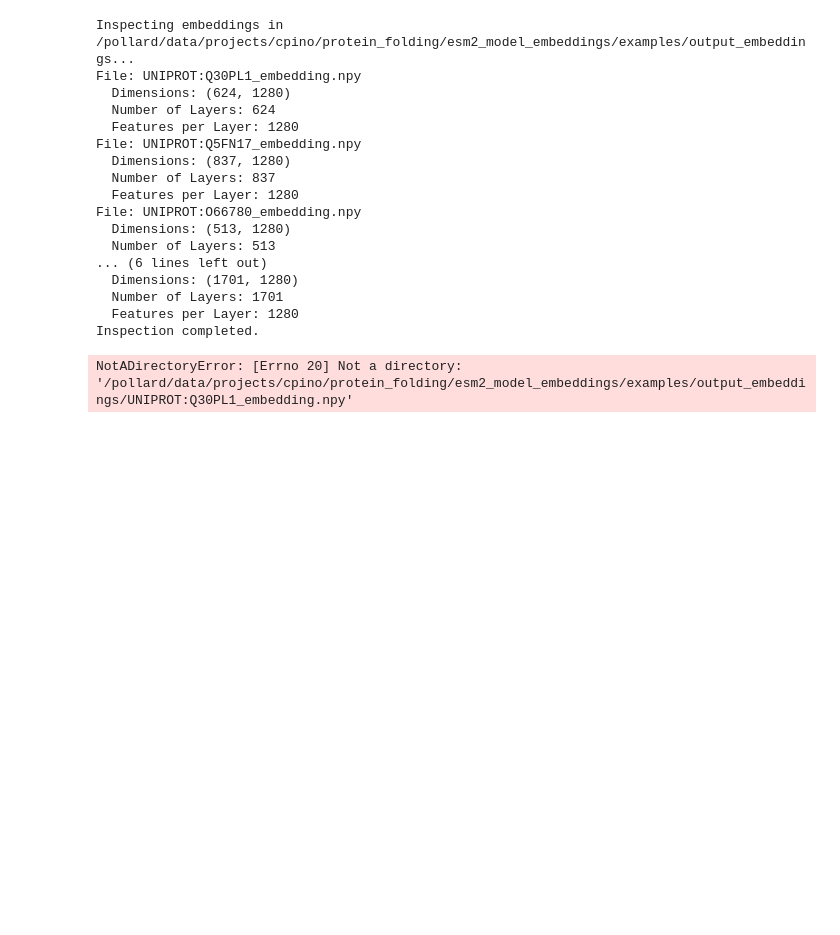
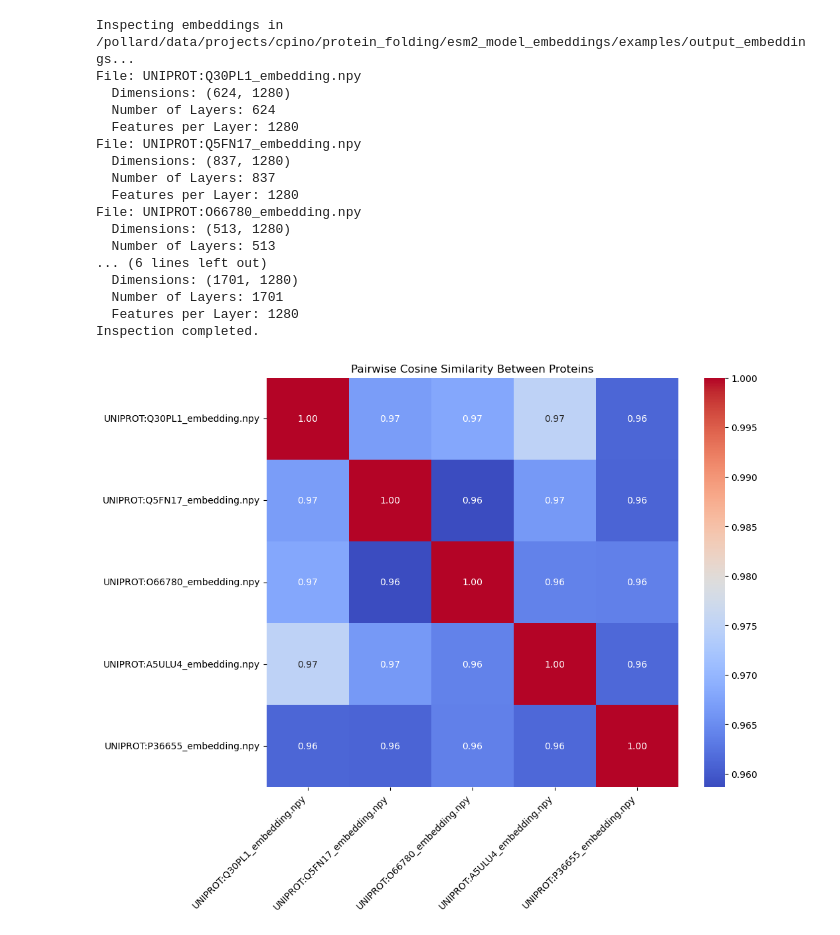
Before and after one commit to cindykhris/protein_folding, a Jupyter notebook: esm2_model_embeddings/playground/example_embedding_analysis.ipynb, the cells around one changed output. Saved outputs shown, nothing was run; the diff lists cells and outputs as text; code cells hidden in the pictures; blank space fills up the shorter version.

```diff
--- a/esm2_model_embeddings/playground/example_embedding_analysis.ipynb
+++ b/esm2_model_embeddings/playground/example_embedding_analysis.ipynb
@@ -65,38 +65,3 @@ File: UNIPROT:O66780_embedding.npy
   Number of Layers: 1701
   Features per Layer: 1280
 Inspection completed.
-# %%
-import numpy as np
-import matplotlib.pyplot as plt
-import seaborn as sns
-
-# Example for visualizing a single file
-base_path = os.path.abspath(os.path.join(os.getcwd(), "../.."))
-relative_path = "esm2_model_embeddings/examples/output_embeddings"
-
-
-file_path = os.path.join(base_path, relative_path)
-# %%
-# Aggregate token counts for all proteins
-token_counts = {}
-for file_name in os.listdir(file_path):
-    if file_name.endswith("_embedding.npy"):
-        file_path = os.path.join(file_path, file_name)
-        embedding = np.load(file_path)
-        token_counts[file_name] = embedding.shape[0] # Number of tokens
-
-# Plot token counts as a bar chart
-plt.figure(figsize=(12, 6))
-plt.bar(token_counts.keys(), token_counts.values())
-plt.xticks(rotation=45, ha="right")
-plt.title("Token Counts Across Proteins")
-plt.xlabel("Protein Files")
-plt.ylabel("Number of Tokens")
-plt.show()
-
-# Optionally, show statistical summary of token counts
-import pandas as pd
-df_token_counts = pd.DataFrame(token_counts.values(), index=token_counts.keys(), columns=["Token Count"])
-print(df_token_counts.describe())
-# %% [output]
-NotADirectoryError: [Errno 20] Not a directory: '/pollard/data/projects/cpino/protein_folding/esm2_model_embeddings/examples/output_embeddings/UNIPROT:Q30PL1_embedding.npy'
@@ -103 +71,25 @@ NotADirectoryError: [Errno 20] Not a directory: '/pollard/data/projects/cpino/pr
+# %%
+from sklearn.metrics.pairwise import cosine_similarity
+
+# Compute average embeddings for all proteins
+average_embeddings = {}
+for file_name in os.listdir(output_dir):
+    if file_name.endswith("_embedding.npy"):
+        file_path = os.path.join(output_dir, file_name)
+        embedding = np.load(file_path)
+        average_embeddings[file_name] = np.mean(embedding, axis=0)  # Mean over tokens
+
+# Compute pairwise cosine similarity matrix
+protein_names = list(average_embeddings.keys())
+embeddings_matrix = np.stack(list(average_embeddings.values()))
+similarity_matrix = cosine_similarity(embeddings_matrix)
+
+# Plot similarity matrix
+plt.figure(figsize=(10, 8))
+sns.heatmap(similarity_matrix, xticklabels=protein_names, yticklabels=protein_names, cmap="coolwarm", annot=True, fmt=".2f")
+plt.title("Pairwise Cosine Similarity Between Proteins")
+plt.xticks(rotation=45, ha="right")
+plt.show()
+# %% [output]
+[figure, added]
 # %%
```
Also changed, not shown: parts of 2 cells of this notebook.
